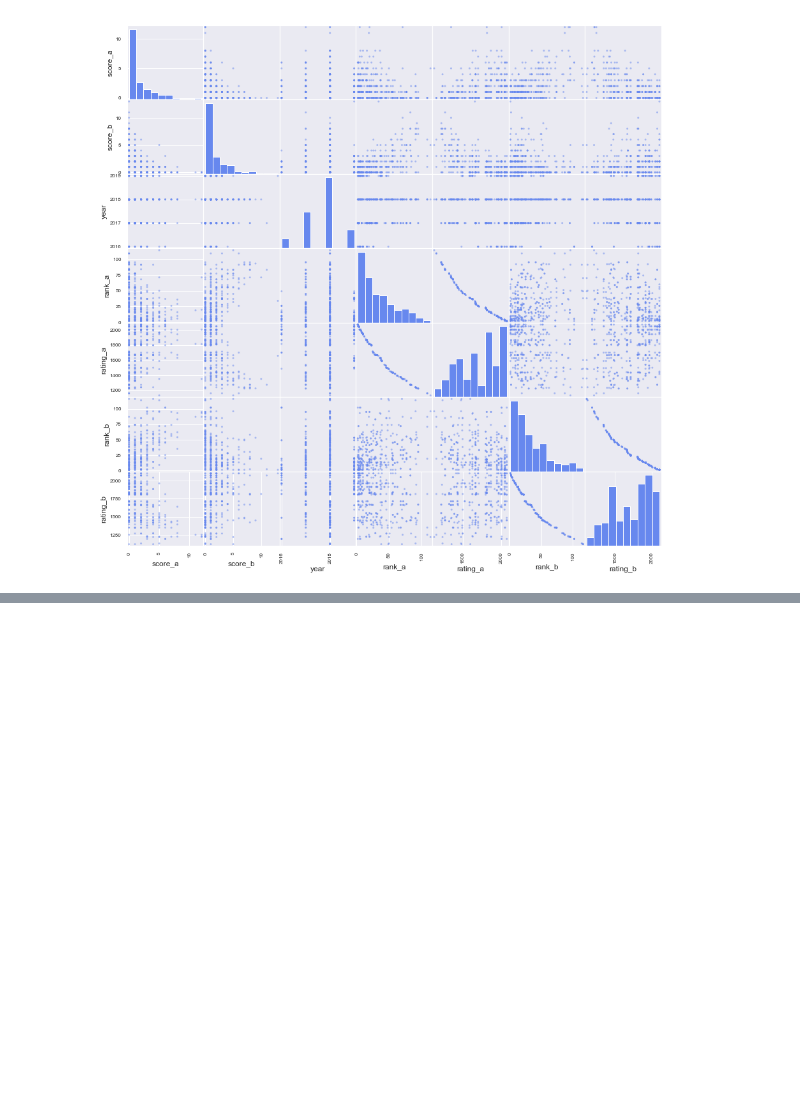
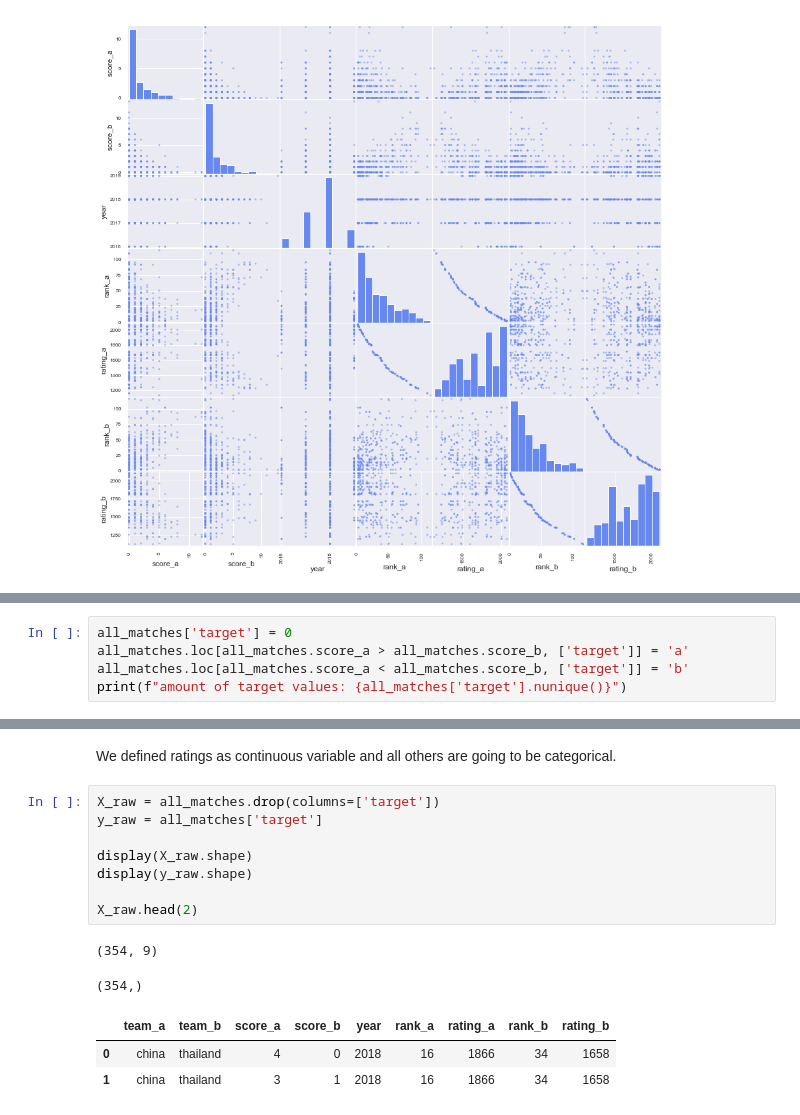
Before and after one commit to BAlmeidaS/women-world-cup-predictor, a Jupyter notebook: women_world_cup_predictor.ipynb, the cells around one changed output, grey strips where cells are left out. Cells and saved outputs as stored; diff of their text form; blank space fills up the shorter version.

```diff
--- a/women_world_cup_predictor.ipynb
+++ b/women_world_cup_predictor.ipynb
@@ -130,0 +143,5 @@ There are some correlations between scores of A and rating_a
+# %%
+all_matches['target'] = 0
+all_matches.loc[all_matches.score_a > all_matches.score_b, ['target']] = 'a'
+all_matches.loc[all_matches.score_a < all_matches.score_b, ['target']] = 'b'
+print(f"amount of target values: {all_matches['target'].nunique()}")
@@ -130,0 +171,16 @@ There are some correlations between scores of A and rating_a
+# %% [markdown]
+We defined ratings as continuous variable and all others are going to be categorical.
+# %%
+X_raw = all_matches.drop(columns=['target'])
+y_raw = all_matches['target']
+
+display(X_raw.shape)
+display(y_raw.shape)
+
+X_raw.head(2)
+# %% [output]
+(354, 9)
+(354,)
+|  | team_a | team_b | score_a | score_b | year | rank_a | rating_a | rank_b | rating_b |
+| 0 | china | thailand | 4 | 0 | 2018 | 16 | 1866 | 34 | 1658 |
+| 1 | china | thailand | 3 | 1 | 2018 | 16 | 1866 | 34 | 1658 |
```
Also changed, not shown: parts of 15 cells of this notebook.
